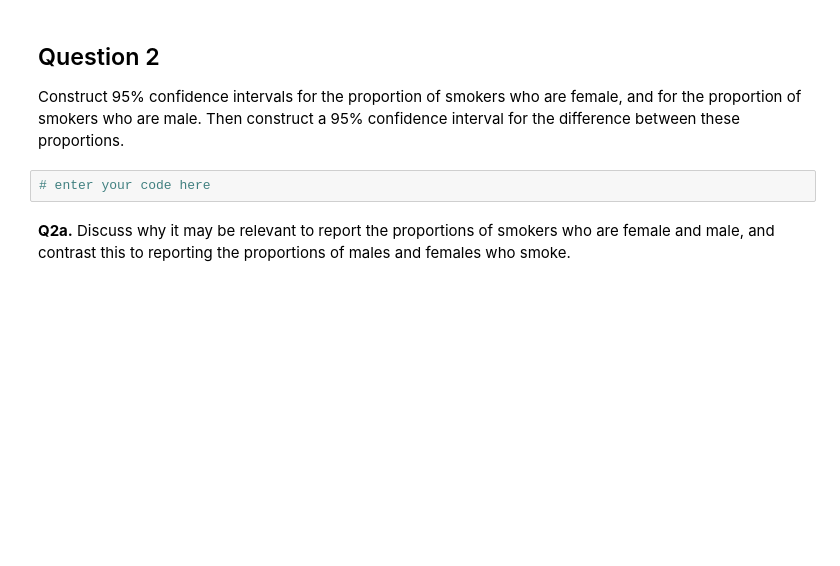
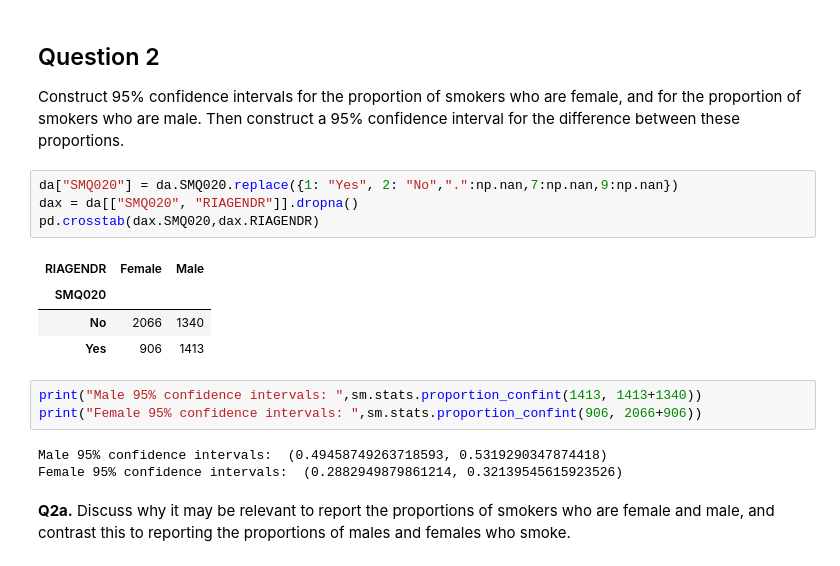
Before and after one commit to aktumut/Strive_School, a Jupyter notebook: Maths_and_Statistic_(Module_2)/Day_7_P-value and Confidence Interval/01_confidence_intervals_practice.ipynb, the cells around one changed output. Saved outputs shown, nothing was run; the diff lists cells and outputs as text; blank space fills up the shorter version.

```diff
--- a/Maths_and_Statistic_(Module_2)/Day_7_P-value and Confidence Interval/01_confidence_intervals_practice.ipynb
+++ b/Maths_and_Statistic_(Module_2)/Day_7_P-value and Confidence Interval/01_confidence_intervals_practice.ipynb
@@ -63,8 +65,21 @@ __Q1b.__ Write 1-2 sentences summarizing these findings for an audience that doe
 ## Question 2
 
 Construct 95% confidence intervals for the proportion of smokers who are female, and for the proportion of smokers who are male.  Then construct a 95% confidence interval for the difference between these proportions.
-# %%
-# enter your code here
+# %%
+da["SMQ020"] = da.SMQ020.replace({1: "Yes", 2: "No",".":np.nan,7:np.nan,9:np.nan})
+dax = da[["SMQ020", "RIAGENDR"]].dropna()
+pd.crosstab(dax.SMQ020,dax.RIAGENDR)
+# %% [output]
+| RIAGENDR | Female | Male |
+| SMQ020 |  |  |
+| No | 2066 | 1340 |
+| Yes | 906 | 1413 |
+# %%
+print("Male 95% confidence intervals: ",sm.stats.proportion_confint(1413, 1413+1340))
+print("Female 95% confidence intervals: ",sm.stats.proportion_confint(906, 2066+906))
+# %% [output]
+Male 95% confidence intervals:  (0.49458749263718593, 0.5319290347874418)
+Female 95% confidence intervals:  (0.2882949879861214, 0.32139545615923526)
 # %% [markdown]
 __Q2a.__ Discuss why it may be relevant to report the proportions of smokers who are female and male, and contrast this to reporting the proportions of males and females who smoke.
 # %% [markdown]
```
Also changed, not shown: parts of 3 cells of this notebook, 1 other file.
